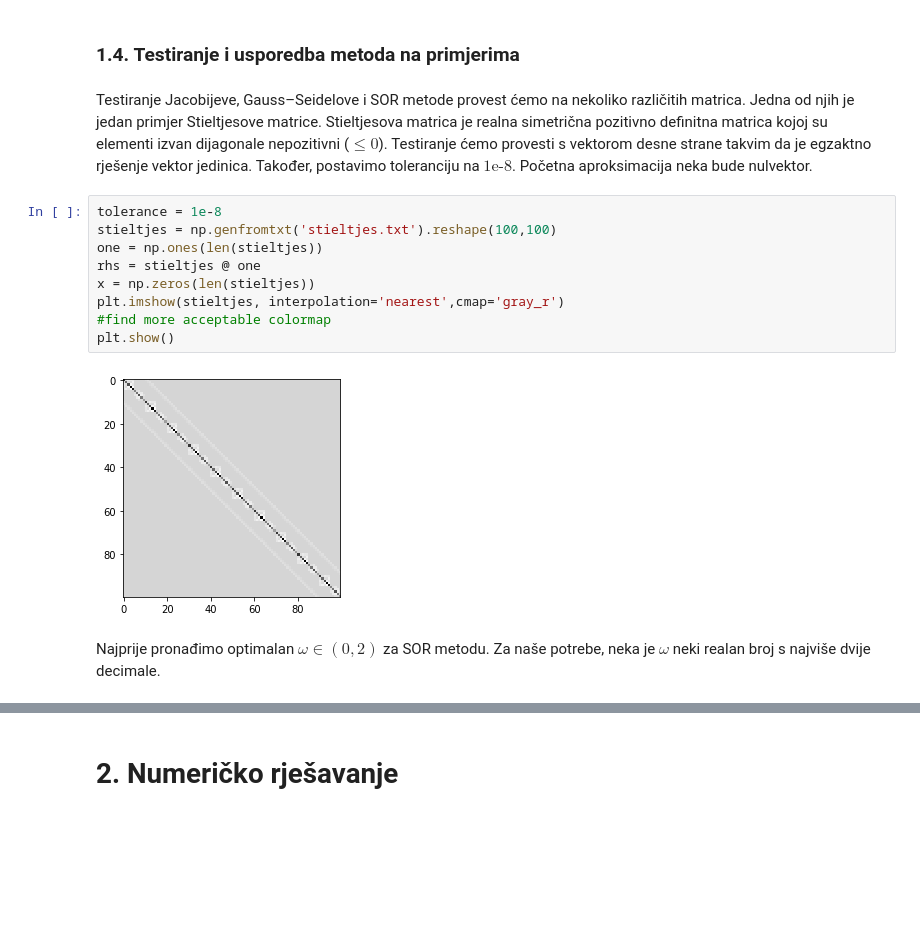
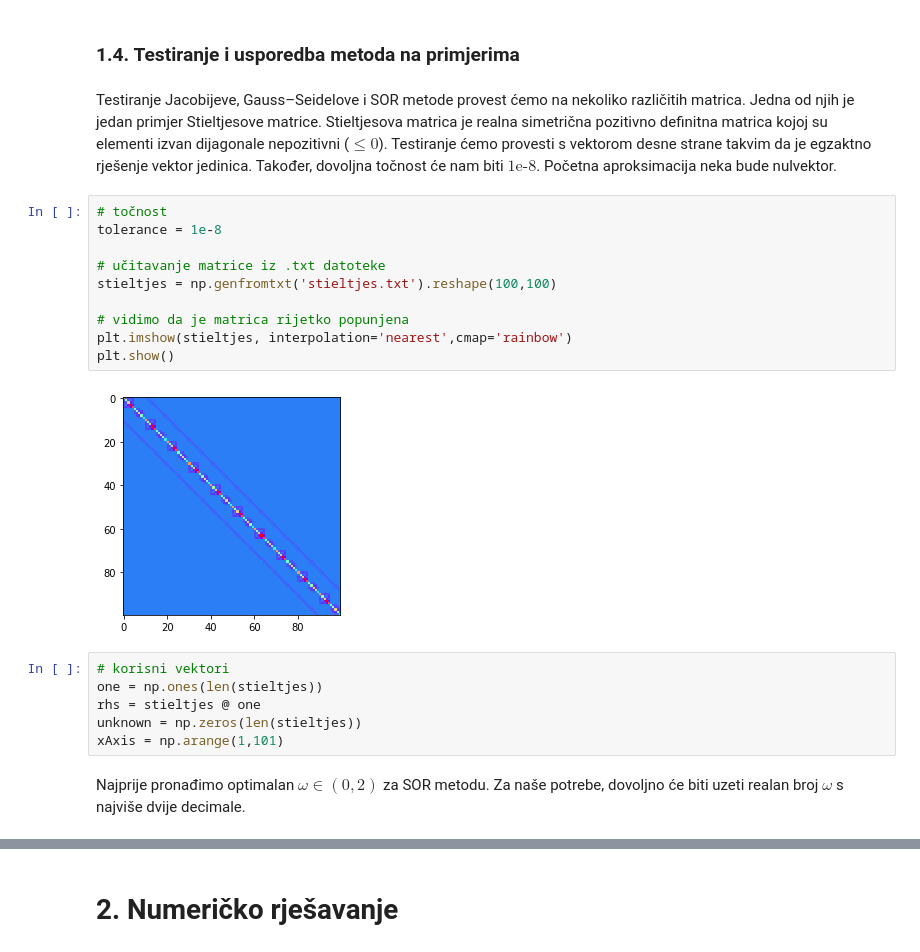
Before and after one commit to matkobrandic/PythonEssay, a Jupyter notebook: Numeričko rješavanje sustava linearnih jednadžbi i inicijalnog problema za ODJ.ipynb, the cells around one changed output, grey strips where cells are left out. Drawn from its saved outputs; the diff is of its cells as text; blank space fills up the shorter version.

Commit message:
Stieltjes done
Next up: 2nd example for iterative method + 2nd part

```diff
--- a/Numeričko rješavanje sustava linearnih jednadžbi i inicijalnog problema za ODJ.ipynb
+++ b/Numeričko rješavanje sustava linearnih jednadžbi i inicijalnog problema za ODJ.ipynb
@@ -295,20 +249,27 @@ $\text{Neka je S matrica SOR metode s parametrom }\omega. \text{ Tada je spr(S)
 # %% [markdown]
 ### 1.4. Testiranje i usporedba metoda na primjerima
 # %% [markdown]
-Testiranje Jacobijeve, Gauss–Seidelove i SOR metode provest ćemo na nekoliko različitih matrica. Jedna od njih je jedan primjer Stieltjesove matrice. Stieltjesova matrica je realna simetrična pozitivno definitna matrica kojoj su elementi izvan dijagonale nepozitivni ($\leq 0$). Testiranje ćemo provesti s vektorom desne strane takvim da je egzaktno rješenje vektor jedinica. Također, postavimo toleranciju na $1\text{e-8}$. Početna aproksimacija neka bude nulvektor.
+Testiranje Jacobijeve, Gauss–Seidelove i SOR metode provest ćemo na nekoliko različitih matrica. Jedna od njih je jedan primjer Stieltjesove matrice. Stieltjesova matrica je realna simetrična pozitivno definitna matrica kojoj su elementi izvan dijagonale nepozitivni ($\leq 0$). Testiranje ćemo provesti s vektorom desne strane takvim da je egzaktno rješenje vektor jedinica. Također, dovoljna točnost će nam biti $1\text{e-8}$. Početna aproksimacija neka bude nulvektor.
 # %%
+# točnost
 tolerance = 1e-8
+
+# učitavanje matrice iz .txt datoteke
 stieltjes = np.genfromtxt('stieltjes.txt').reshape(100,100)
-one = np.ones(len(stieltjes))
-rhs = stieltjes @ one
-x = np.zeros(len(stieltjes))
-plt.imshow(stieltjes, interpolation='nearest',cmap='gray_r')
-#find more acceptable colormap
+
+# vidimo da je matrica rijetko popunjena
+plt.imshow(stieltjes, interpolation='nearest',cmap='rainbow')
 plt.show()
 # %% [output]
-[figure, old version]
+[figure, new version]
+# %%
+# korisni vektori
+one = np.ones(len(stieltjes))
+rhs = stieltjes @ one
+unknown = np.zeros(len(stieltjes))
+xAxis = np.arange(1,101)
 # %% [markdown]
-Najprije pronađimo optimalan $\omega\in(0,2)$ za SOR metodu. Za naše potrebe, neka je $\omega$ neki realan broj s najviše dvije decimale.
+Najprije pronađimo optimalan $\omega\in(0,2)$ za SOR metodu. Za naše potrebe, dovoljno će biti uzeti realan broj $\omega$ s najviše dvije decimale.
 # %%
 omegas = np.linspace(0.01,1.99,199)
 stepNumber = np.zeros(len(omegas))
```
Also changed, not shown: parts of 26 cells of this notebook, 3 other files.
